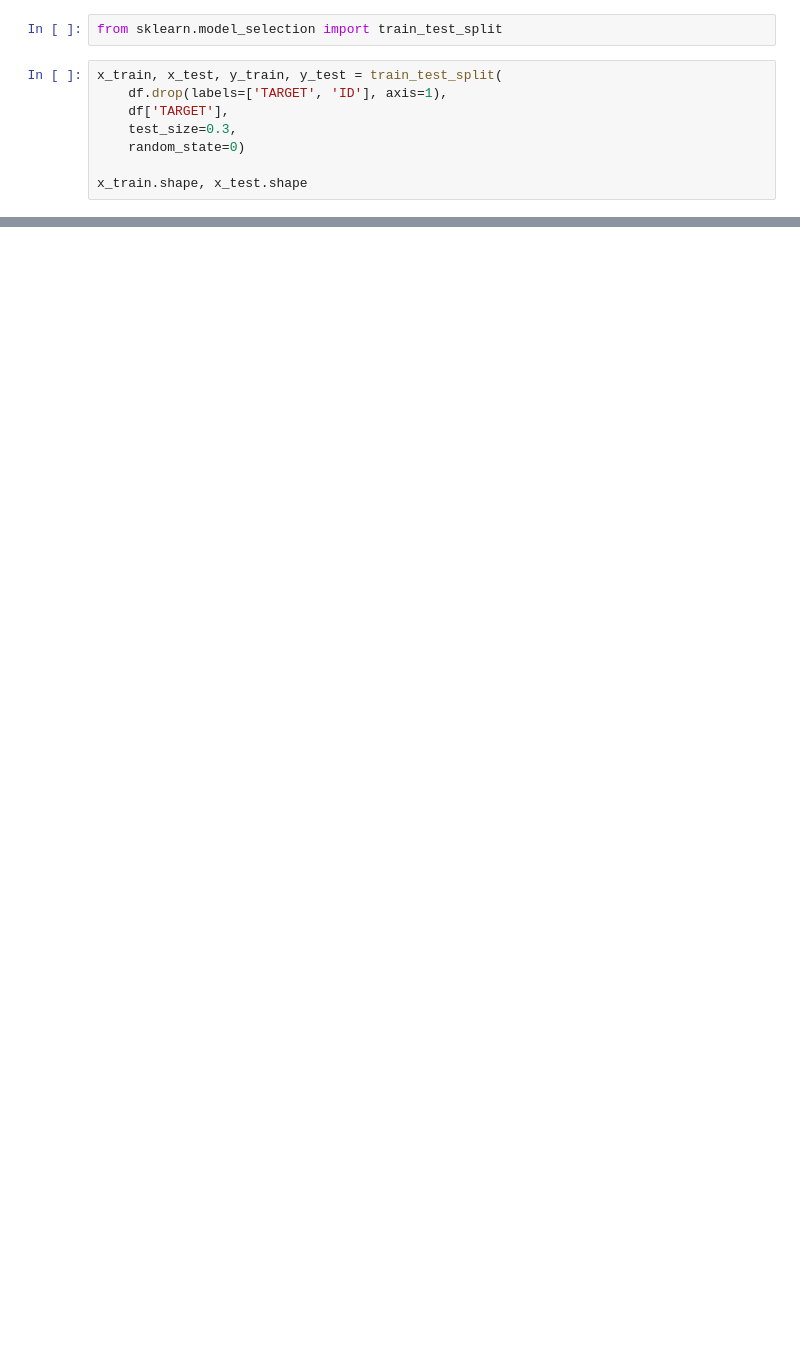
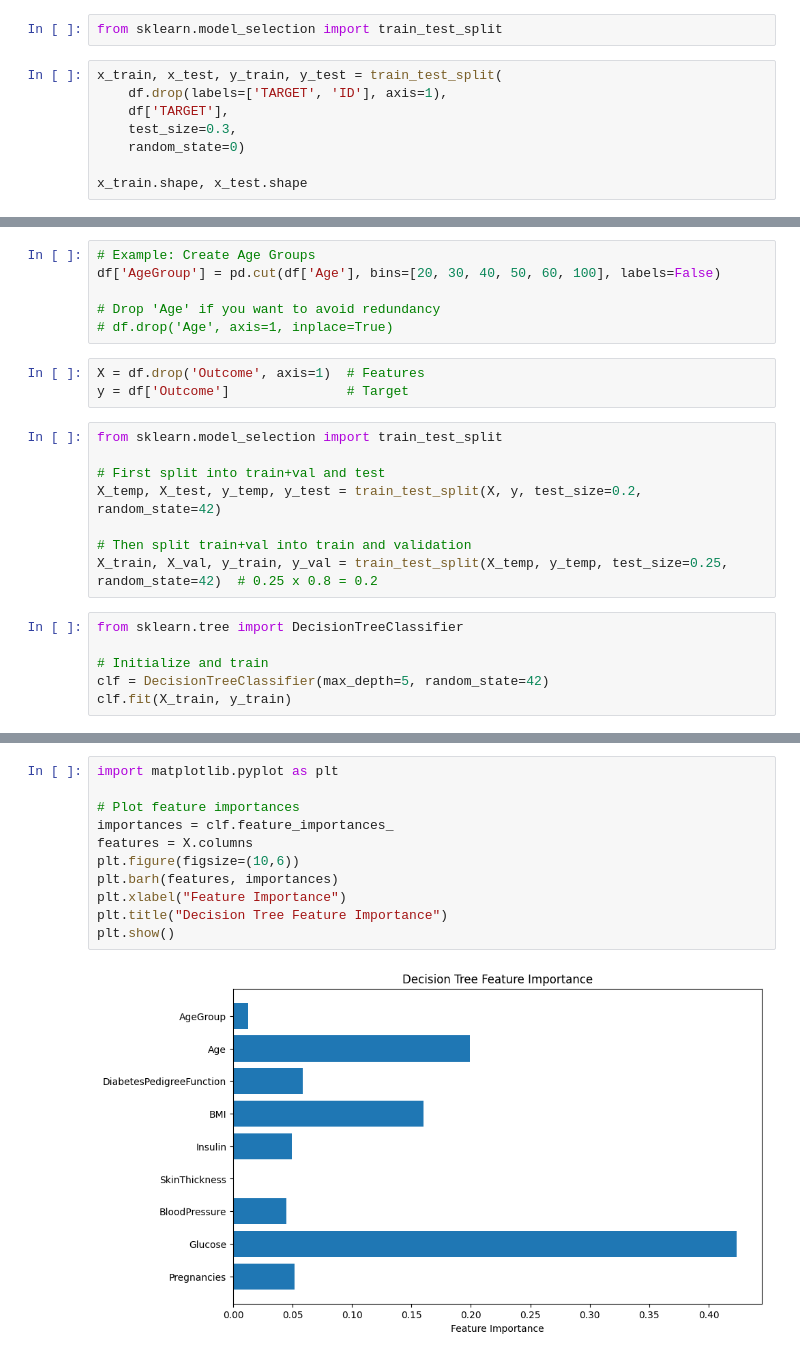
Before and after one commit to srichandana498/ML, a Jupyter notebook: ML.ipynb, the cells around one changed output, grey strips where cells are left out. Saved outputs shown, nothing was run; the diff lists cells and outputs as text; blank space fills up the shorter version.

```diff
--- a/ML.ipynb
+++ b/ML.ipynb
@@ -1045,0 +1226,23 @@ g) New product data created in DataFrame.
+# %%
+# Example: Create Age Groups
+df['AgeGroup'] = pd.cut(df['Age'], bins=[20, 30, 40, 50, 60, 100], labels=False)
+
+# Drop 'Age' if you want to avoid redundancy
+# df.drop('Age', axis=1, inplace=True)
+# %%
+X = df.drop('Outcome', axis=1)  # Features
+y = df['Outcome']               # Target
+# %%
+from sklearn.model_selection import train_test_split
+
+# First split into train+val and test
+X_temp, X_test, y_temp, y_test = train_test_split(X, y, test_size=0.2, random_state=42)
+
+# Then split train+val into train and validation
+X_train, X_val, y_train, y_val = train_test_split(X_temp, y_temp, test_size=0.25, random_state=42)  # 0.25 x 0.8 = 0.2
+# %%
+from sklearn.tree import DecisionTreeClassifier
+
+# Initialize and train
+clf = DecisionTreeClassifier(max_depth=5, random_state=42)
+clf.fit(X_train, y_train)
@@ -1045,0 +1273,13 @@ g) New product data created in DataFrame.
+# %%
+import matplotlib.pyplot as plt
+
+# Plot feature importances
+importances = clf.feature_importances_
+features = X.columns
+plt.figure(figsize=(10,6))
+plt.barh(features, importances)
+plt.xlabel("Feature Importance")
+plt.title("Decision Tree Feature Importance")
+plt.show()
+# %% [output]
+[figure, added]
```
Also changed, not shown: parts of 38 cells of this notebook.
